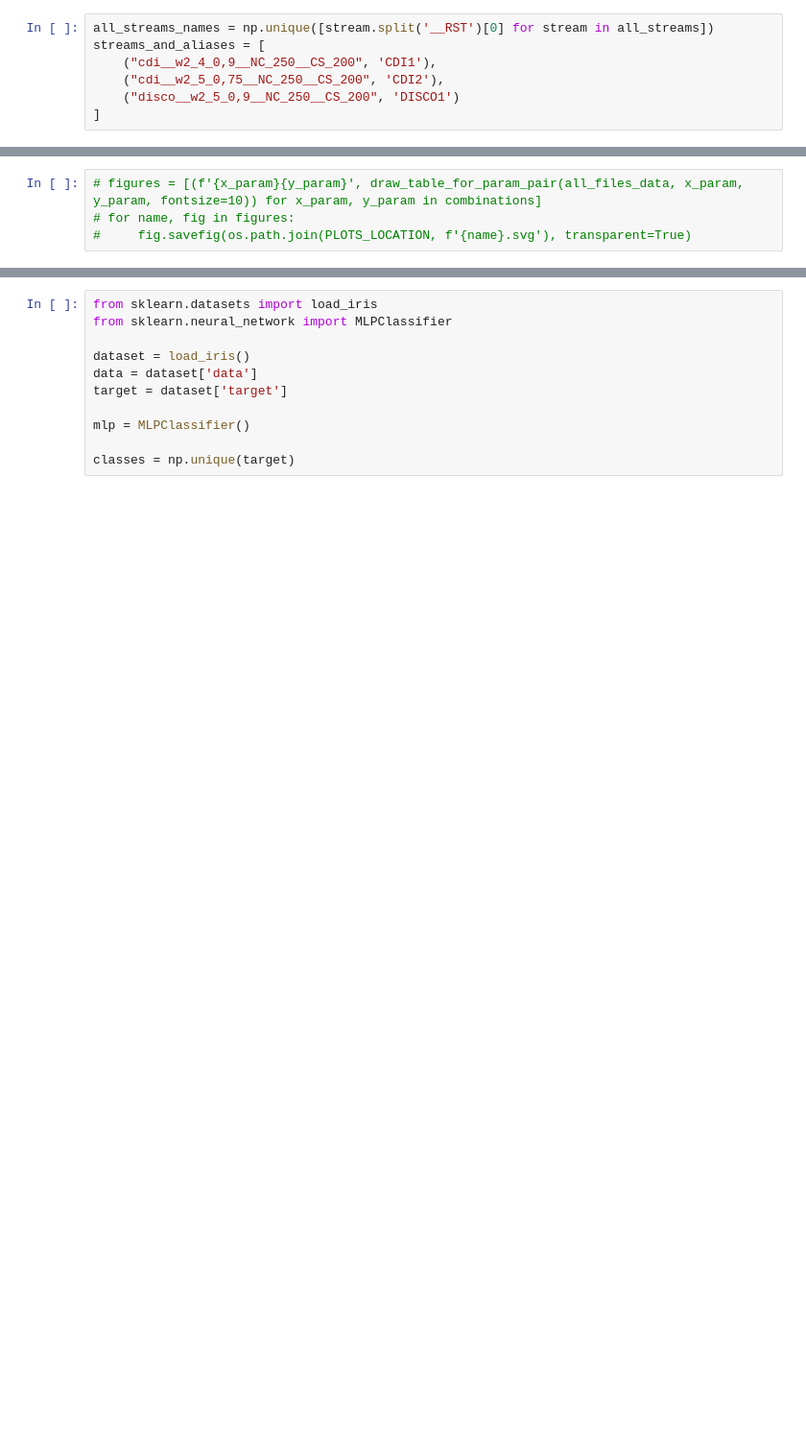
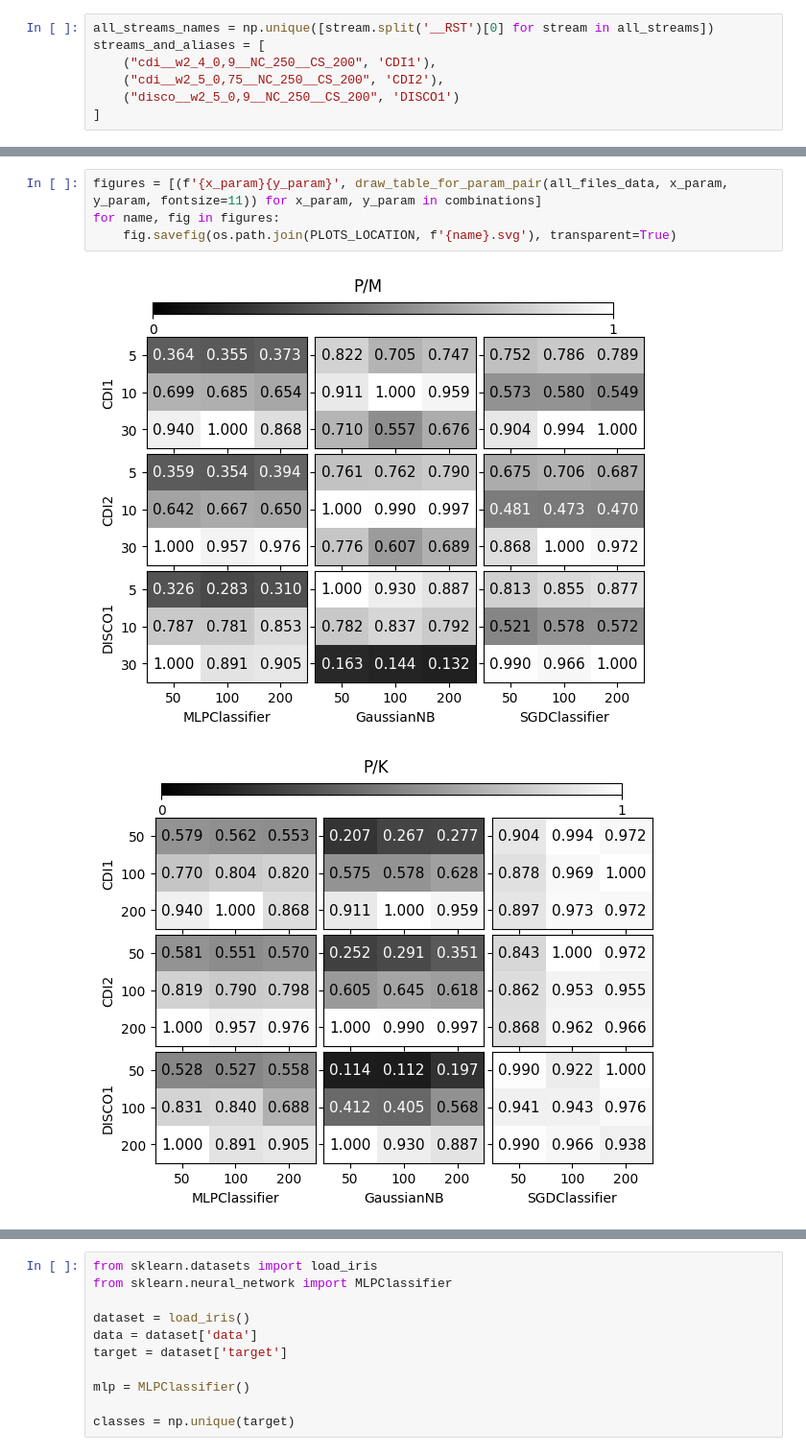
Before and after one commit to mhedloff/stream-learn, a Jupyter notebook: final/notebook.ipynb, the cells around one changed output, grey strips where cells are left out. Shown at 96% size. Saved outputs shown, nothing was run; the diff lists cells and outputs as text; blank space fills up the shorter version.

```diff
--- a/final/notebook.ipynb
+++ b/final/notebook.ipynb
@@ -283,4 +311,7 @@ combinations
 # %%
-# figures = [(f'{x_param}{y_param}', draw_table_for_param_pair(all_files_data, x_param, y_param, fontsize=10)) for x_param, y_param in combinations]
-# for name, fig in figures:
-#     fig.savefig(os.path.join(PLOTS_LOCATION, f'{name}.svg'), transparent=True)
+figures = [(f'{x_param}{y_param}', draw_table_for_param_pair(all_files_data, x_param, y_param, fontsize=11)) for x_param, y_param in combinations]
+for name, fig in figures:
+    fig.savefig(os.path.join(PLOTS_LOCATION, f'{name}.svg'), transparent=True)
+# %% [output]
+[figure, added]
+[figure, added]
```
Also changed, not shown: parts of 15 cells of this notebook, 23 other files.
